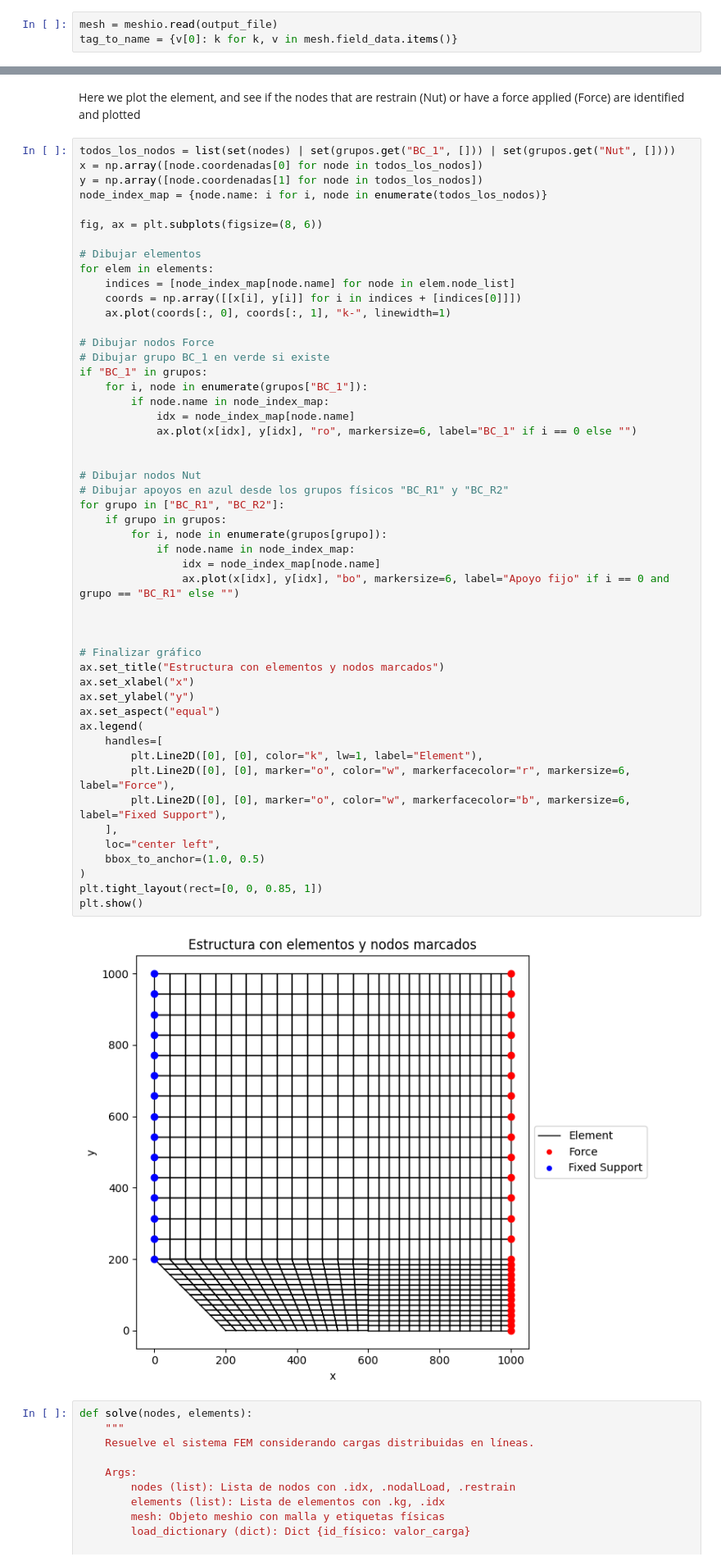
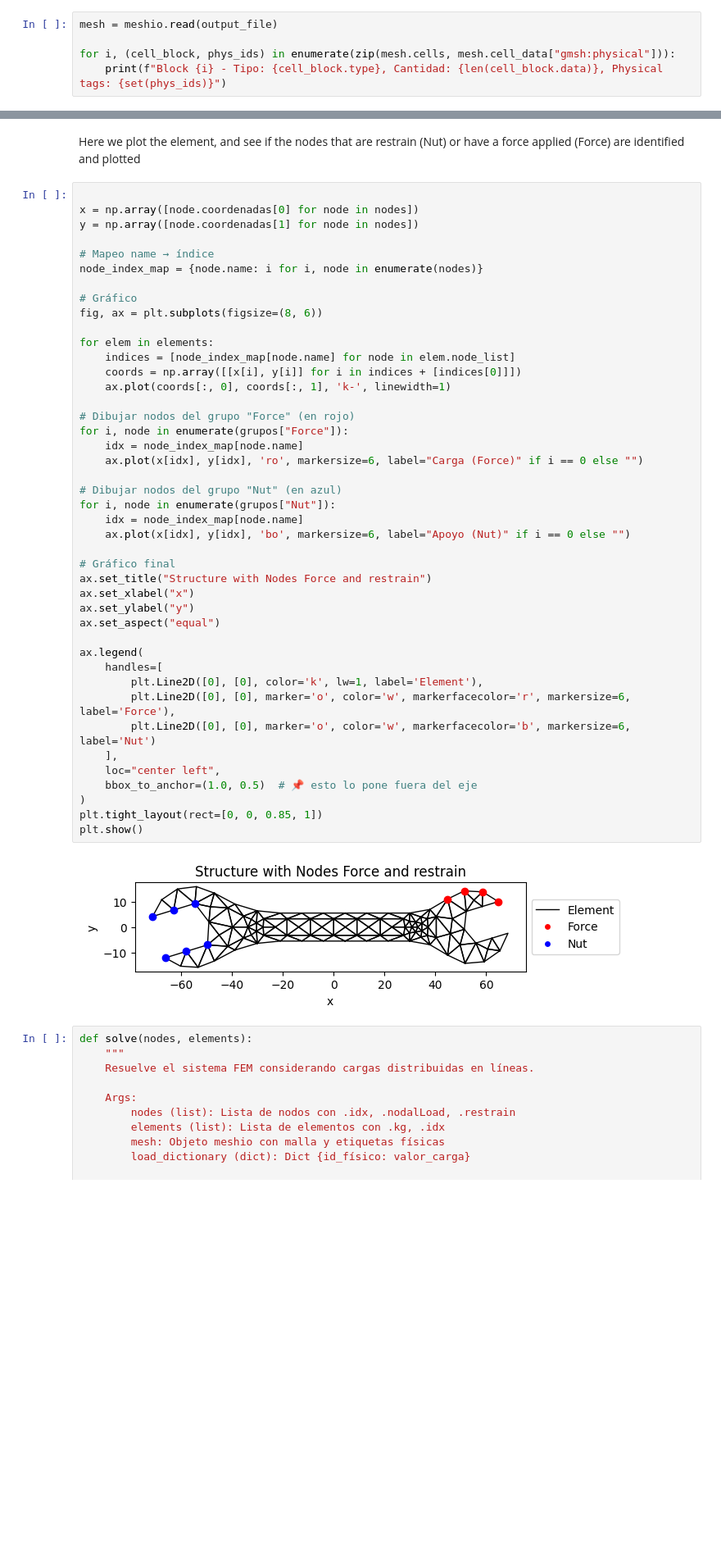
Before and after one commit to berckanala/01-Finite-Element, a Jupyter notebook: T3/Final_HW.ipynb, the cells around one changed output, grey strips where cells are left out. Shown at 82% size. Saved outputs shown, nothing was run; the diff lists cells and outputs as text; blank space fills up the shorter version.

```diff
--- a/T3/Final_HW.ipynb
+++ b/T3/Final_HW.ipynb
@@ -42,4 +53,6 @@ Sup = Membrane.Membrane(name="Steel", thickness=2 * cm, material=ASTM_36)
 section_dict = {"Steel": Sup}
 # %%
 mesh = meshio.read(output_file)
-tag_to_name = {v[0]: k for k, v in mesh.field_data.items()}
+
+for i, (cell_block, phys_ids) in enumerate(zip(mesh.cells, mesh.cell_data["gmsh:physical"])):
+    print(f"Block {i} - Tipo: {cell_block.type}, Cantidad: {len(cell_block.data)}, Physical tags: {set(phys_ids)}")
@@ -135,57 +187,50 @@ nodes = list(nodes)
 # %% [markdown]
 Here we plot the element, and see if the nodes that are restrain (Nut) or have a force applied (Force) are identified and plotted
 # %%
-todos_los_nodos = list(set(nodes) | set(grupos.get("BC_1", [])) | set(grupos.get("Nut", [])))
-x = np.array([node.coordenadas[0] for node in todos_los_nodos])
-y = np.array([node.coordenadas[1] for node in todos_los_nodos])
-node_index_map = {node.name: i for i, node in enumerate(todos_los_nodos)}
 
+x = np.array([node.coordenadas[0] for node in nodes])
+y = np.array([node.coordenadas[1] for node in nodes])
+
+# Mapeo name → índice
+node_index_map = {node.name: i for i, node in enumerate(nodes)}
+
+# Gráfico
 fig, ax = plt.subplots(figsize=(8, 6))
 
-# Dibujar elementos
 for elem in elements:
     indices = [node_index_map[node.name] for node in elem.node_list]
     coords = np.array([[x[i], y[i]] for i in indices + [indices[0]]])
-    ax.plot(coords[:, 0], coords[:, 1], "k-", linewidth=1)
+    ax.plot(coords[:, 0], coords[:, 1], 'k-', linewidth=1)
 
-# Dibujar nodos Force
-# Dibujar grupo BC_1 en verde si existe
-if "BC_1" in grupos:
-    for i, node in enumerate(grupos["BC_1"]):
-        if node.name in node_index_map:
-            idx = node_index_map[node.name]
-            ax.plot(x[idx], y[idx], "ro", markersize=6, label="BC_1" if i == 0 else "")
+# Dibujar nodos del grupo "Force" (en rojo)
+for i, node in enumerate(grupos["Force"]):
+    idx = node_index_map[node.name]
+    ax.plot(x[idx], y[idx], 'ro', markersize=6, label="Carga (Force)" if i == 0 else "")
 
+# Dibujar nodos del grupo "Nut" (en azul)
+for i, node in enumerate(grupos["Nut"]):
+    idx = node_index_map[node.name]
+    ax.plot(x[idx], y[idx], 'bo', markersize=6, label="Apoyo (Nut)" if i == 0 else "")
 
-# Dibujar nodos Nut
-# Dibujar apoyos en azul desde los grupos físicos "BC_R1" y "BC_R2"
-for grupo in ["BC_R1", "BC_R2"]:
-    if grupo in grupos:
-        for i, node in enumerate(grupos[grupo]):
-            if node.name in node_index_map:
-                idx = node_index_map[node.name]
-                ax.plot(x[idx], y[idx], "bo", markersize=6, label="Apoyo fijo" if i == 0 and grupo == "BC_R1" else "")
-
-
-
-# Finalizar gráfico
-ax.set_title("Estructura con elementos y nodos marcados")
+# Gráfico final
+ax.set_title("Structure with Nodes Force and restrain")
 ax.set_xlabel("x")
 ax.set_ylabel("y")
 ax.set_aspect("equal")
+
 ax.legend(
     handles=[
-        plt.Line2D([0], [0], color="k", lw=1, label="Element"),
-        plt.Line2D([0], [0], marker="o", color="w", markerfacecolor="r", markersize=6, label="Force"),
-        plt.Line2D([0], [0], marker="o", color="w", markerfacecolor="b", markersize=6, label="Fixed Support"),
+        plt.Line2D([0], [0], color='k', lw=1, label='Element'),
+        plt.Line2D([0], [0], marker='o', color='w', markerfacecolor='r', markersize=6, label='Force'),
+        plt.Line2D([0], [0], marker='o', color='w', markerfacecolor='b', markersize=6, label='Nut')
     ],
     loc="center left",
-    bbox_to_anchor=(1.0, 0.5)
+    bbox_to_anchor=(1.0, 0.5)  # 📌 esto lo pone fuera del eje
 )
 plt.tight_layout(rect=[0, 0, 0.85, 1])
 plt.show()
 # %% [output]
-[figure, old version]
+[figure, new version]
 # %%
 def solve(nodes, elements):
     """
```
Also changed, not shown: parts of 8 cells of this notebook, 33 other files.
